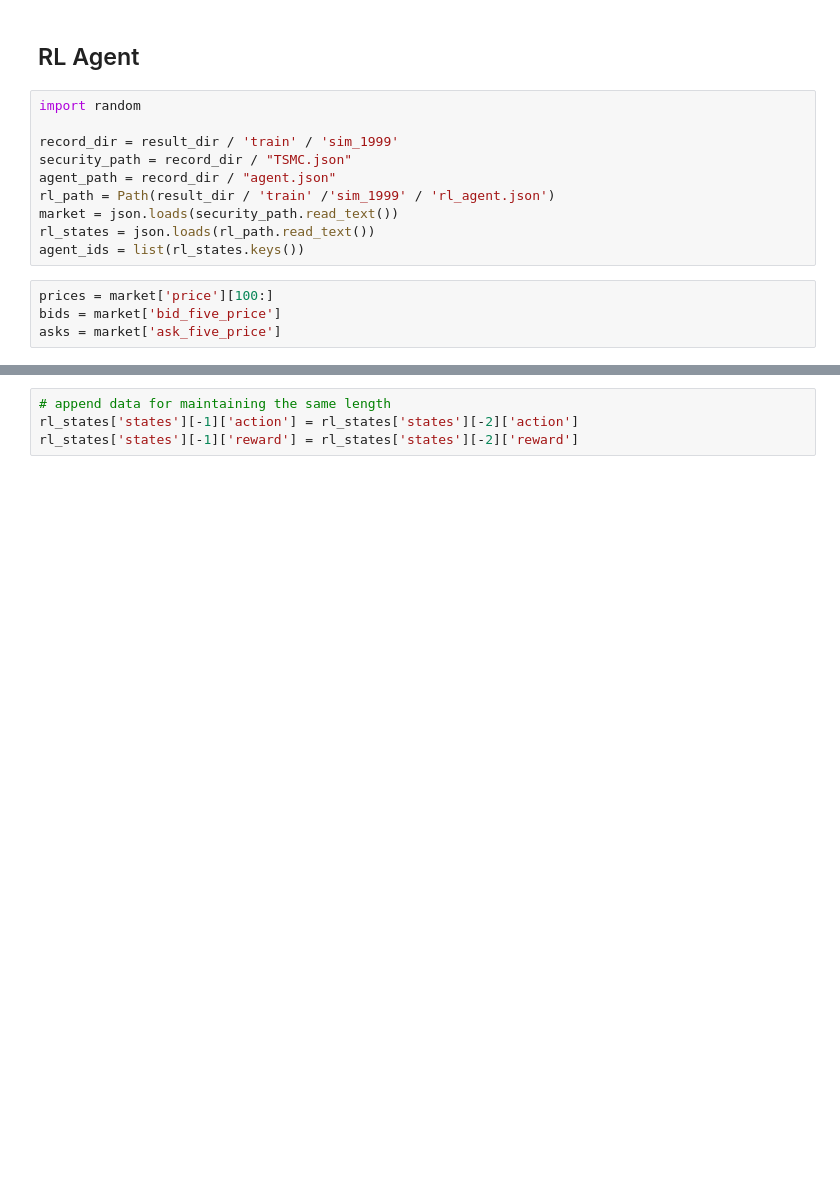
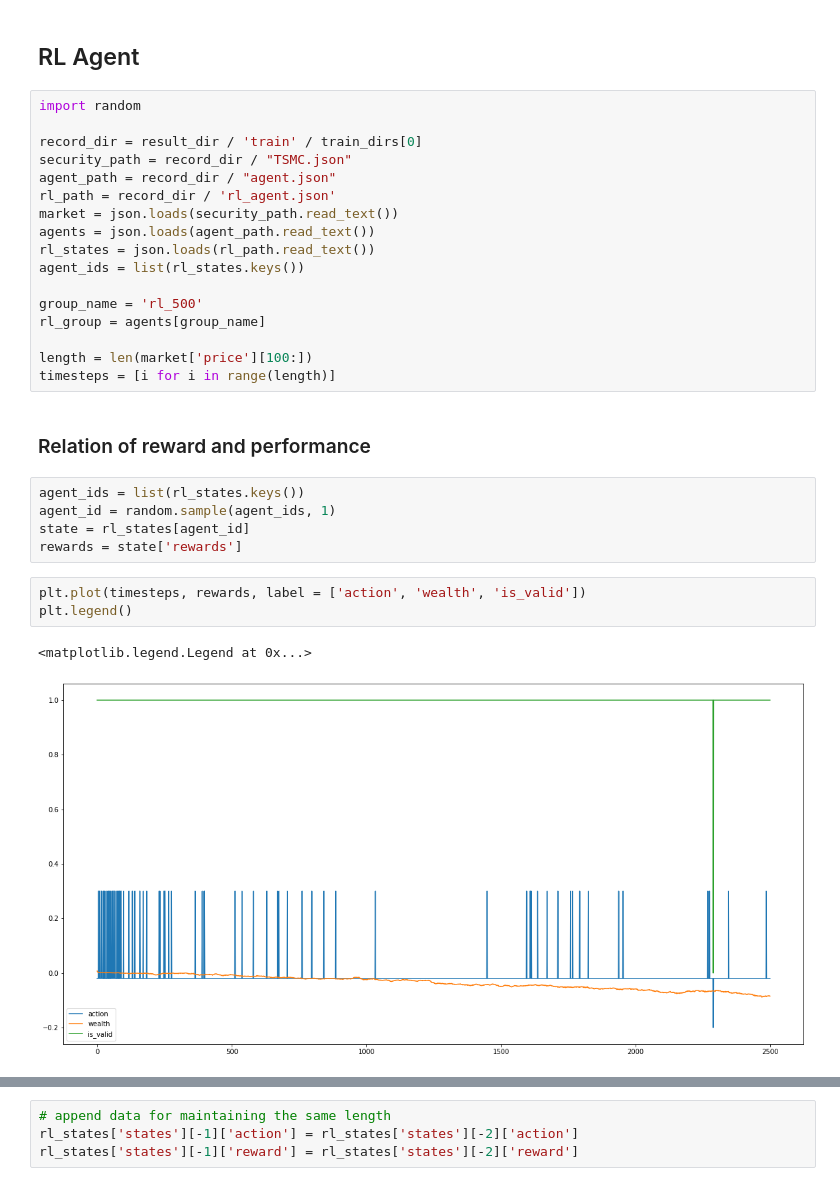
Before and after one commit to lainn9527/market_simulator, a Jupyter notebook: multi_visualization.ipynb, the cells around one changed output, grey strips where cells are left out. Saved outputs shown, nothing was run; the diff lists cells and outputs as text; blank space fills up the shorter version.

```diff
--- a/multi_visualization.ipynb
+++ b/multi_visualization.ipynb
@@ -266,14 +262,30 @@ plt.legend()
 # %%
 import random
 
-record_dir = result_dir / 'train' / 'sim_1999'
+record_dir = result_dir / 'train' / train_dirs[0]
 security_path = record_dir / "TSMC.json"
 agent_path = record_dir / "agent.json"
-rl_path = Path(result_dir / 'train' /'sim_1999' / 'rl_agent.json')
+rl_path = record_dir / 'rl_agent.json'
 market = json.loads(security_path.read_text())
+agents = json.loads(agent_path.read_text())
 rl_states = json.loads(rl_path.read_text())
 agent_ids = list(rl_states.keys())
+
+group_name = 'rl_500'
+rl_group = agents[group_name]
+
+length = len(market['price'][100:])
+timesteps = [i for i in range(length)]
-# %%
-prices = market['price'][100:]
-bids = market['bid_five_price']
-asks = market['ask_five_price']
+# %% [markdown]
+### Relation of reward and performance
+# %%
+agent_ids = list(rl_states.keys())
+agent_id = random.sample(agent_ids, 1)
+state = rl_states[agent_id]
+rewards = state['rewards']
+# %%
+plt.plot(timesteps, rewards, label = ['action', 'wealth', 'is_valid'])
+plt.legend()
+# %% [output]
+<matplotlib.legend.Legend at 0x...>
+[figure, added]
```
Also changed, not shown: parts of 9 cells of this notebook, 7 other files.
